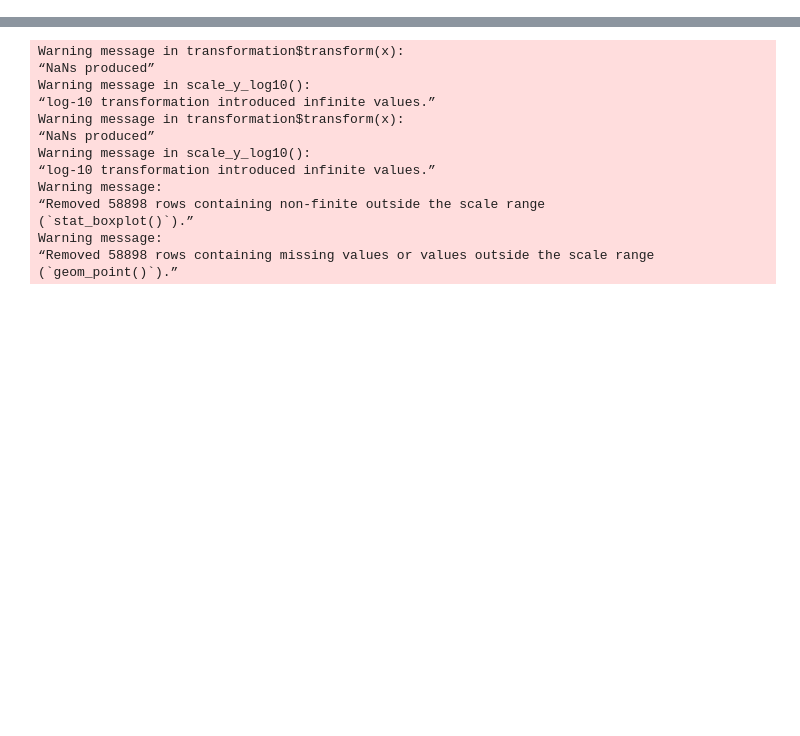
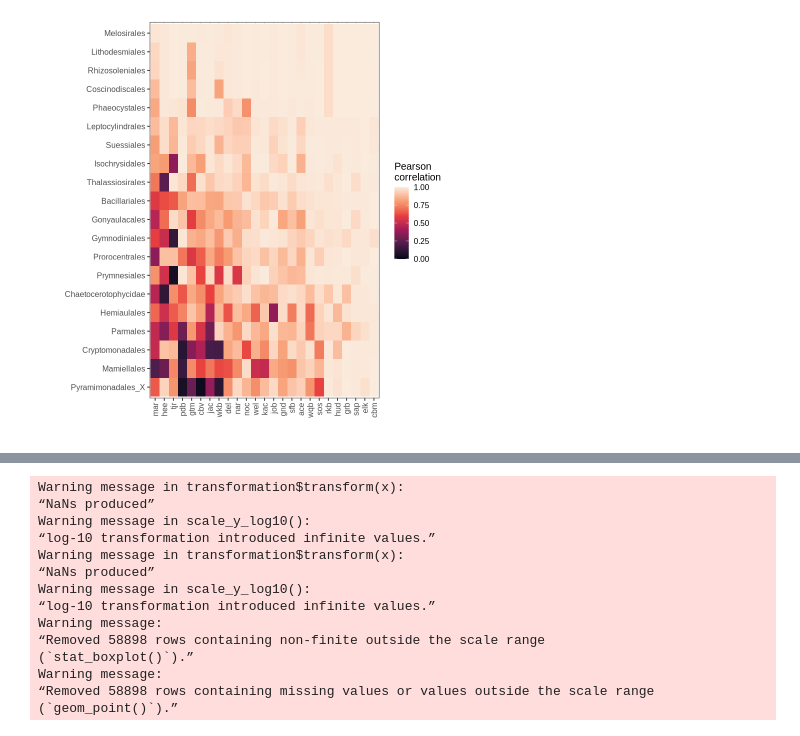
Before and after one commit to akrinos/2026-krinos-metaT-informed, a Jupyter notebook: model_notebooks/nerrs_compare.ipynb, the cells around one changed output, grey strips where cells are left out. Cells and saved outputs as stored; diff of their text form; code cells hidden in the pictures; blank space fills up the shorter version.

```diff
--- a/model_notebooks/nerrs_compare.ipynb
+++ b/model_notebooks/nerrs_compare.ipynb
@@ -13,0 +113,24 @@ nerrs_merged=nerrs_metaT %>%
+# %%
+for_tile = corr_res %>% dplyr::filter(!(taxon%in%c("nitrogen","phosphorus","zoop"))) %>%
+       dplyr::arrange(corr)
+
+summarize_corr_site = corr_res %>% dplyr::filter(!(taxon%in%c("nitrogen","phosphorus","zoop"))) %>%
+    dplyr::group_by(site) %>% dplyr::summarize(avg_corr = mean(corr)) %>%
+    dplyr::arrange(avg_corr)
+
+summarize_corr_taxon = corr_res %>% dplyr::filter(!(taxon%in%c("nitrogen","phosphorus","zoop"))) %>%
+    dplyr::group_by(taxon) %>% dplyr::summarize(avg_corr = mean(corr)) %>%
+    dplyr::arrange(avg_corr)
+
+rotate_tile = ggplot(for_tile)+
+    geom_tile(aes(y=factor(taxon,levels=unique(summarize_corr_taxon$taxon)),
+                  x=factor(site,levels=unique(summarize_corr_site$site)),fill=corr))+
+    theme_bw(base_size=12) + scale_fill_viridis_c(option = "rocket",
+                                                  limits = c(0, 1),direction = 1,
+                                                  name="Pearson\ncorrelation") +
+    theme(axis.text.x = element_text(angle = 90, vjust = 0.5, hjust=1)) +
+    ylab("") + xlab("")
+
+rotate_tile
+# %% [output]
+[figure, added]
```
Also changed, not shown: parts of 19 cells of this notebook, 6 other files.
